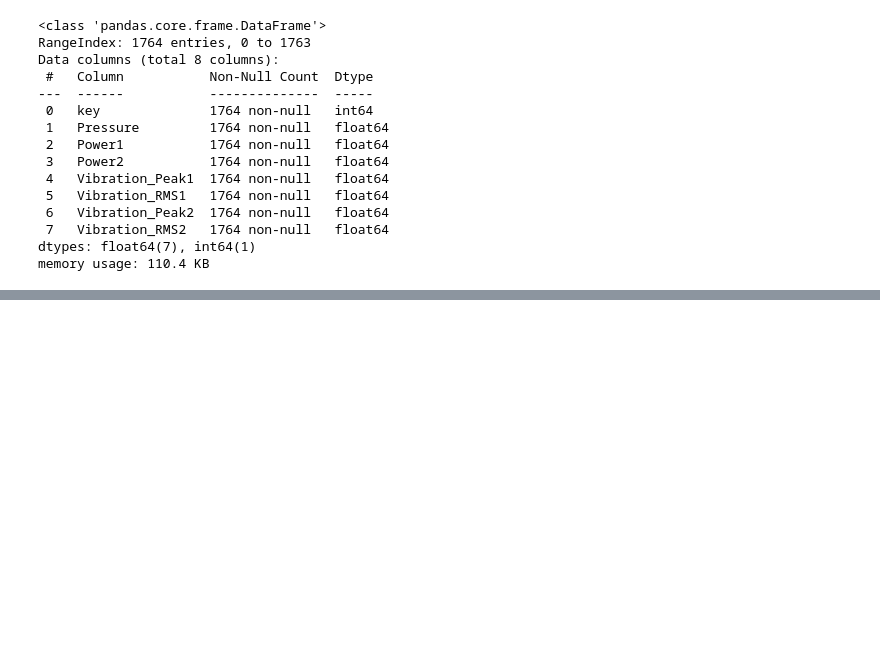
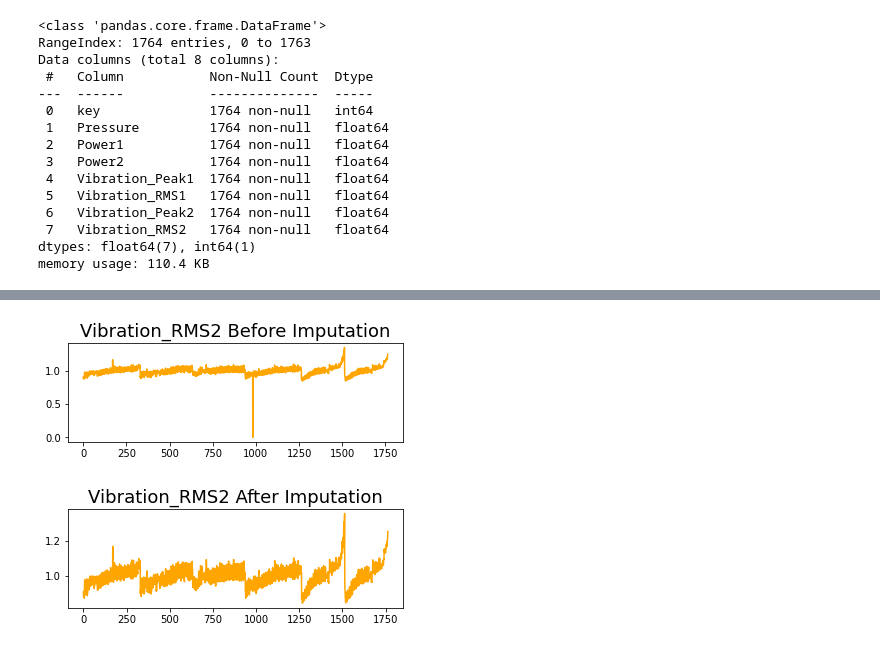
Before and after one commit to ChocoPytoch/BISTelligence, a Jupyter notebook: EDA/eda.ipynb, the cells around one changed output, grey strips where cells are left out. Cells and saved outputs as stored; diff of their text form; code cells hidden in the pictures; blank space fills up the shorter version.

```diff
--- a/EDA/eda.ipynb
+++ b/EDA/eda.ipynb
@@ -73 +72,15 @@ for col in data.columns:
+# %%
+for i in range(2) :
+    plt.subplot(2, 1,i+1)
+    if i == 0 :
+      plt.plot(data['Vibration_RMS2'],color='orange')
+      title= ''.join(['Vibration_RMS2', ' Before Imputation'])
+    else :
+      plt.plot(imputated_data['Vibration_RMS2'],color='orange')
+      title= ''.join(['Vibration_RMS2',' After Imputation'])
+    plt.title(title,fontdict={'fontsize' : 18})
+    plt.show()
+# %% [output]
+[figure, added]
+[figure, added]
 # %%
```
Also changed, not shown: parts of 10 cells of this notebook, 1 other file.
